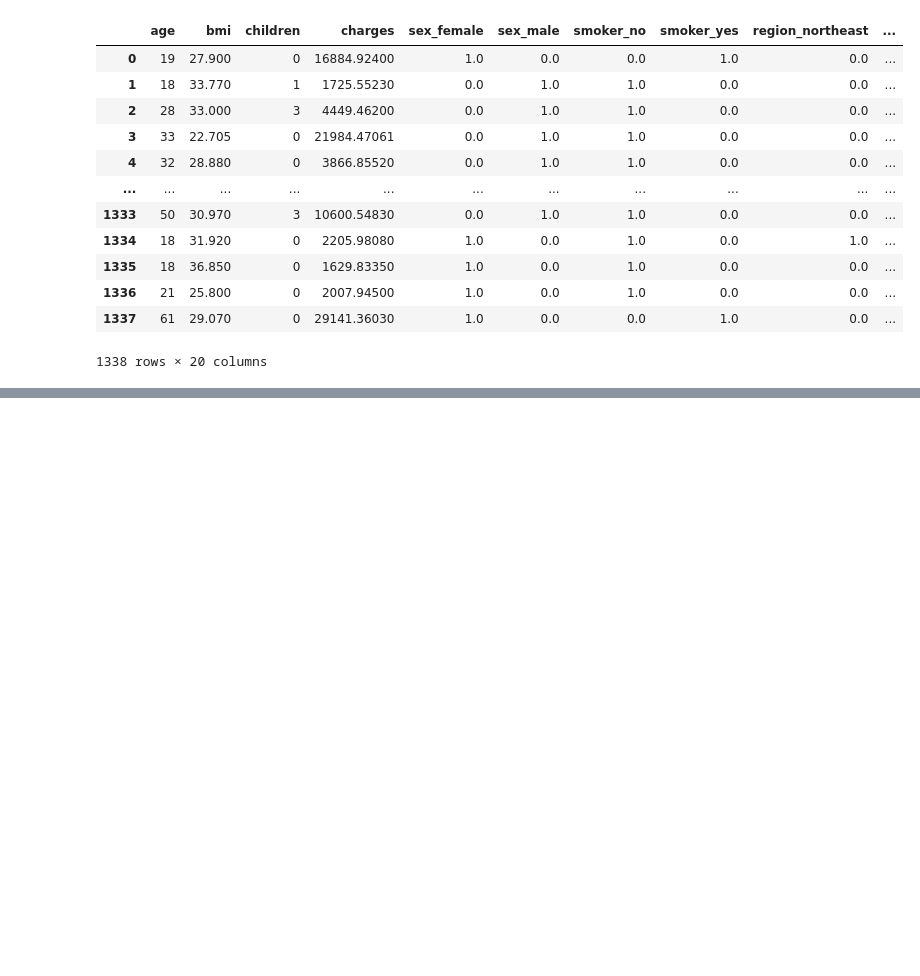
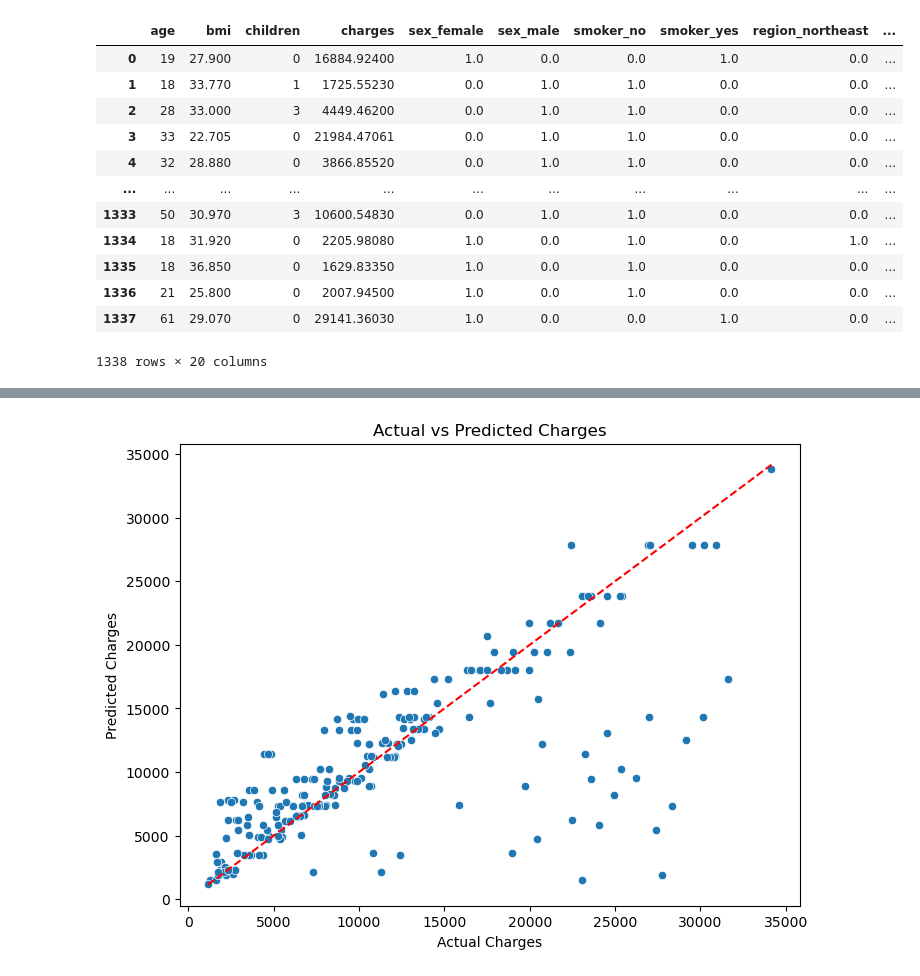
Before and after one commit to Bhargavvv412/insurance-cost-prediction, a Jupyter notebook: Notebooks/Training.ipynb, the cells around one changed output, grey strips where cells are left out. Cells and saved outputs as stored; diff of their text form; code cells hidden in the pictures; blank space fills up the shorter version.

```diff
--- a/Notebooks/Training.ipynb
+++ b/Notebooks/Training.ipynb
@@ -20,0 +125,2 @@ df.drop(columns="Unnamed: 0")
+# %%
+X_train, X_test, y_train, y_test = train_test_split(X, y, test_size=0.2, random_state=42)
@@ -20,0 +129,2 @@ df.drop(columns="Unnamed: 0")
+# %%
+model= DecisionTreeRegressor(max_depth=15, min_samples_leaf=10, random_state=42)
@@ -20,0 +157,2 @@ df.drop(columns="Unnamed: 0")
+# %%
+y_pred=model.predict(X_test)
@@ -20,0 +170,13 @@ df.drop(columns="Unnamed: 0")
+# %%
+import matplotlib.pyplot as plt
+import seaborn as sns
+
+plt.figure(figsize=(8,6))
+sns.scatterplot(x=y_test, y=y_pred)
+plt.xlabel("Actual Charges")
+plt.ylabel("Predicted Charges")
+plt.title("Actual vs Predicted Charges")
+plt.plot([y_test.min(), y_test.max()], [y_test.min(), y_test.max()], 'r--')  # Diagonal line
+plt.show()
+# %% [output]
+[figure, added]
```
Also changed, not shown: parts of 25 cells of this notebook, 1 other file.
